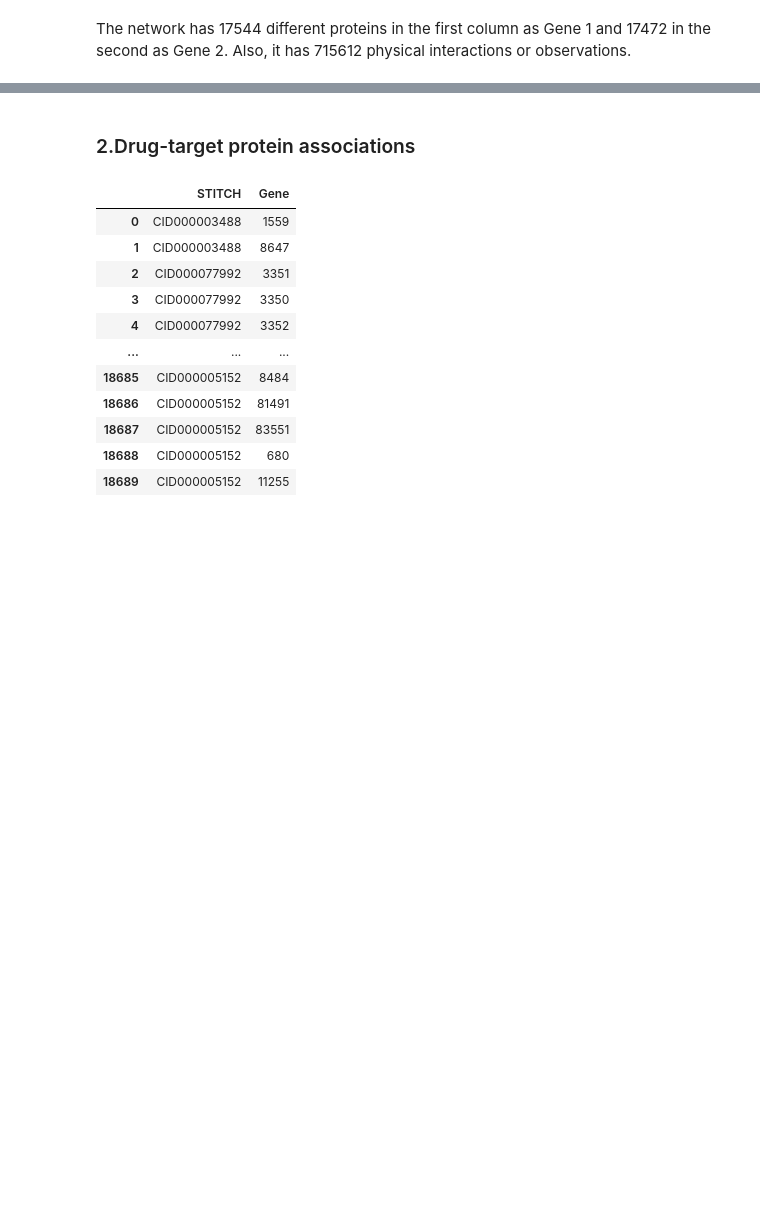
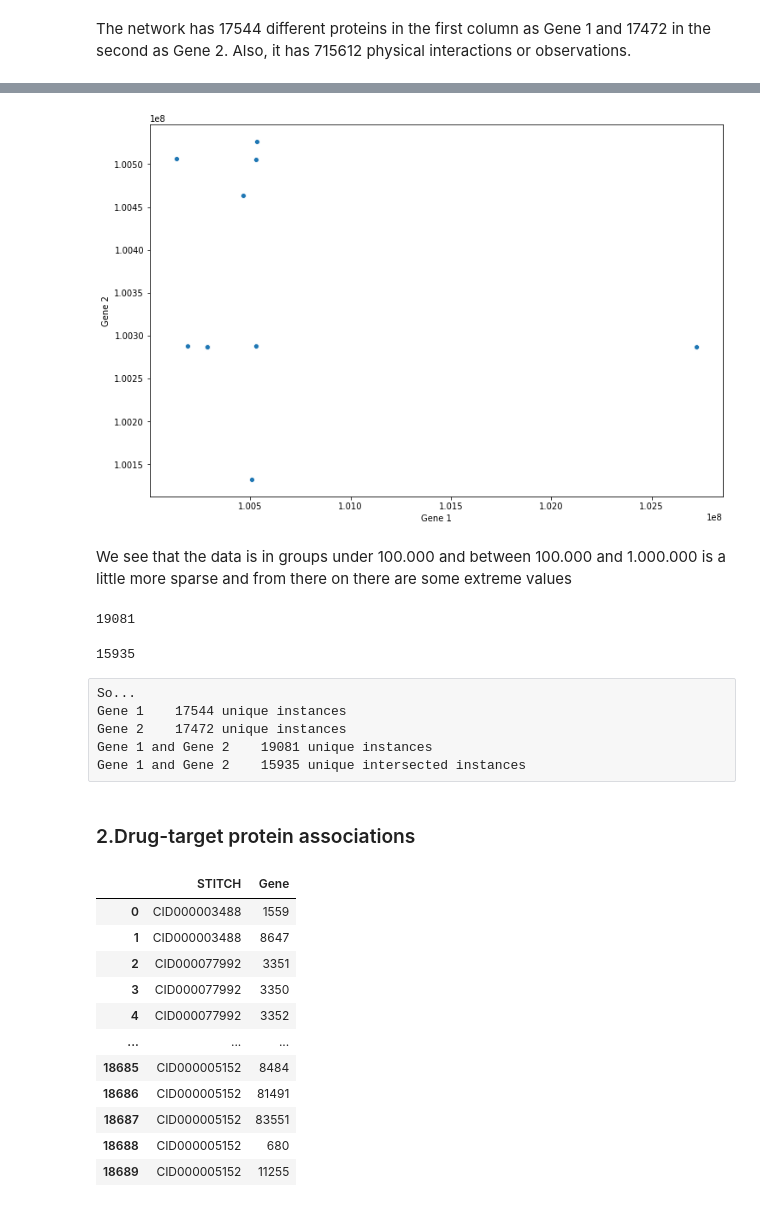
Before and after one commit to Lertas/Drug-Drug-Interaction-Prediction, a Jupyter notebook: Drug-Drug Interaction Prediction.ipynb, the cells around one changed output, grey strips where cells are left out. Cells and saved outputs as stored; diff of their text form; code cells hidden in the pictures; blank space fills up the shorter version.

```diff
--- a/Drug-Drug Interaction Prediction.ipynb
+++ b/Drug-Drug Interaction Prediction.ipynb
@@ -62,3 +81,27 @@ The network has 17544 different proteins in the first column as Gene 1 and 17472
+# %%
+#plot ppi in proteins over 1.000.000
+plt.figure(figsize=(12,8))
+sns.scatterplot(x='Gene 1',y='Gene 2',data=ppi[ppi>1000000]);
+# %% [output]
+[figure, added]
+# %% [markdown]
+We see that the data is in groups under 100.000 and between 100.000 and 1.000.000 is a little more sparse and from there on there are some extreme values
+# %%
+#number of unique values from Gene 1 and Gene 2 together
+pd.concat([ppi['Gene 1'],ppi['Gene 2']]).nunique()
+# %% [output]
+19081
+# %%
+#number of intersected values from Gene 1 and 2
+len(np.intersect1d(ppi['Gene 1'].unique(), ppi['Gene 2'].unique()))
+# %% [output]
+15935
+# %% [raw]
+So...
+Gene 1    17544 unique instances
+Gene 2    17472 unique instances
+Gene 1 and Gene 2    19081 unique instances
+Gene 1 and Gene 2    15935 unique intersected instances
 # %% [markdown]
 ### 2.Drug-target protein associations
 # %%
```
Also changed, not shown: parts of 67 cells of this notebook.
